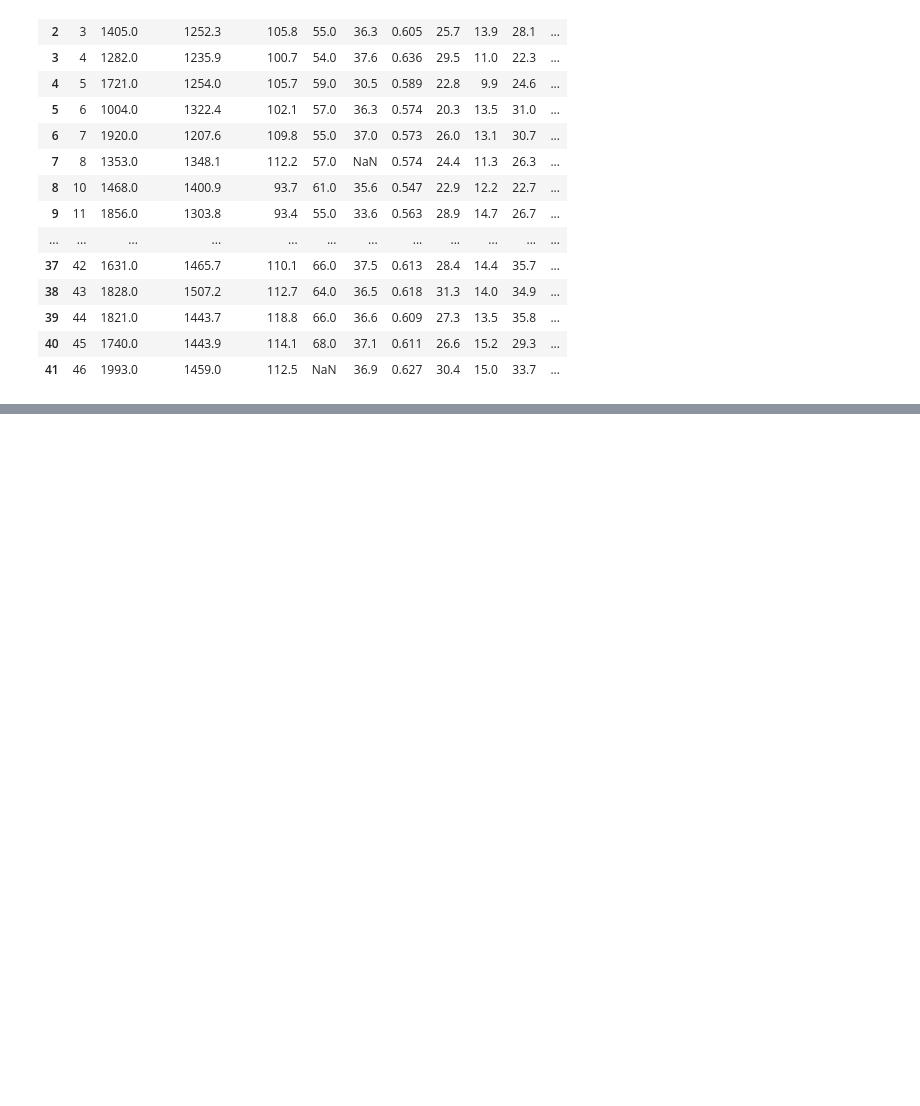
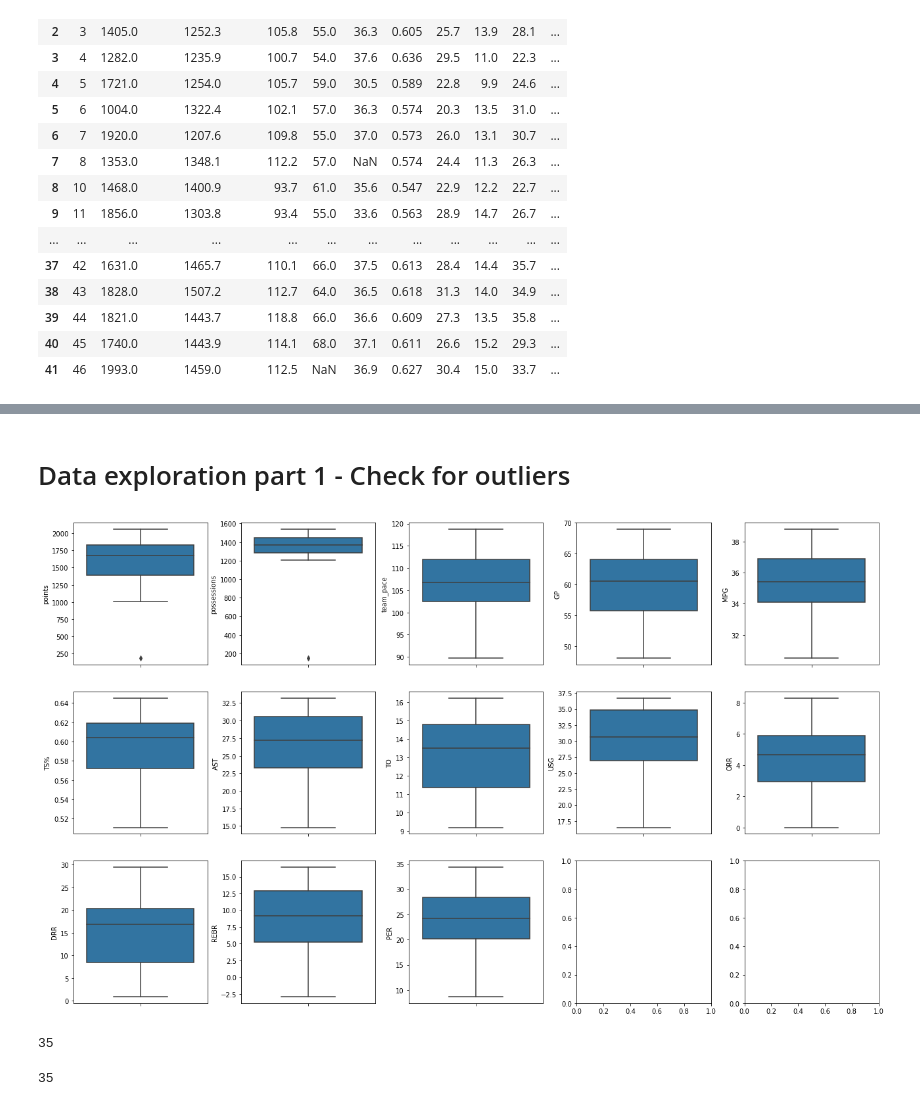
Before and after one commit to yveso/space-jam-anl, a Jupyter notebook: space-jam-anl.ipynb, the cells around one changed output, grey strips where cells are left out. Drawn from its saved outputs; the diff is of its cells as text; code cells hidden in the pictures; blank space fills up the shorter version.

Commit message:
Data exploration part 1 - Check for outliers

```diff
--- a/space-jam-anl.ipynb
+++ b/space-jam-anl.ipynb
@@ -137,0 +156,2 @@ player_df
+# %% [markdown]
+# Data exploration part 1 - Check for outliers
@@ -137,0 +161,21 @@ player_df
+# %%
+cols = list(player_df.iloc[:, 1:])
+
+fig, axes = plt.subplots(3, 5, figsize=(18, 11))
+
+fig.tight_layout(pad=2.0)
+
+for i in range(len(cols)):
+    sns.boxplot(ax=axes[i//5, i%5], y=player_df[cols[i]])
+# %% [output]
+[figure, added]
+# %%
+points_outlier = player_df['points'].idxmin()
+points_outlier
+# %% [output]
+35
+# %%
+possession_outlier = player_df['possessions'].idxmin()
+possession_outlier
+# %% [output]
+35
```
Also changed, not shown: parts of 9 cells of this notebook.
